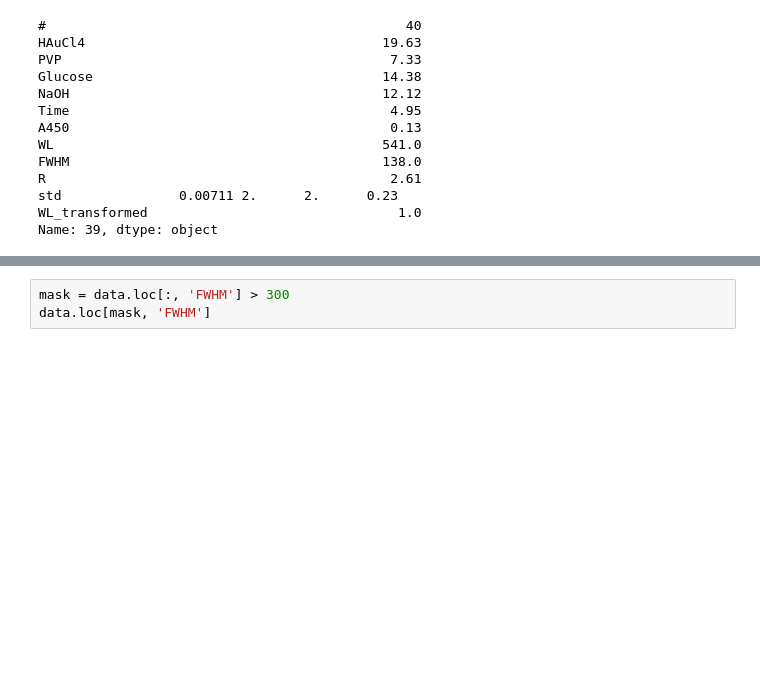
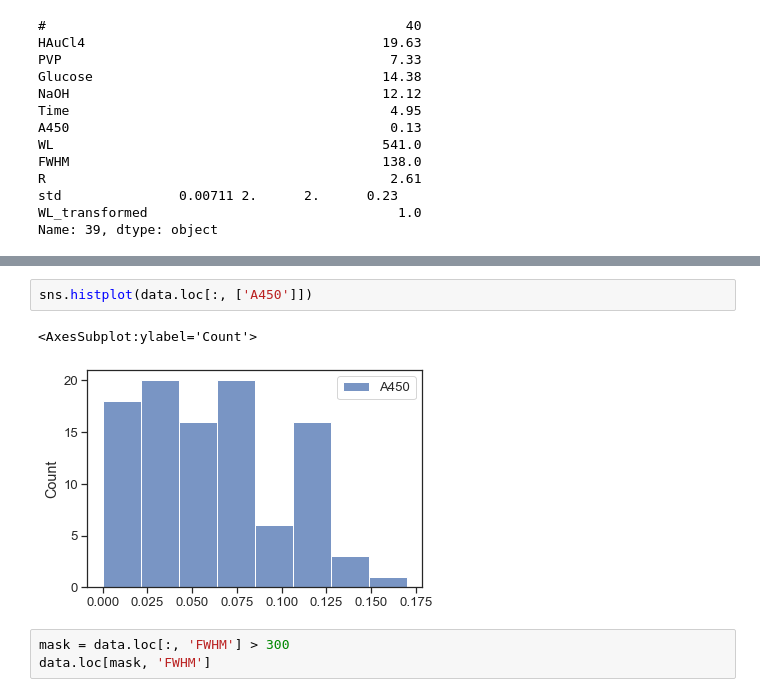
Before and after one commit to htao7/goldnp_data, a Jupyter notebook: plots.ipynb, the cells around one changed output, grey strips where cells are left out. Saved outputs shown, nothing was run; the diff lists cells and outputs as text; blank space fills up the shorter version.

```diff
--- a/plots.ipynb
+++ b/plots.ipynb
@@ -97,3 +97,8 @@ sns.histplot(data.loc[:, 'FWHM'])
+# %%
+sns.histplot(data.loc[:, ['A450']])
+# %% [output]
+<AxesSubplot:ylabel='Count'>
+[figure, added]
 # %%
 mask = data.loc[:, 'FWHM'] > 300
 data.loc[mask, 'FWHM']
```
Also changed, not shown: parts of 2 cells of this notebook, 2 other files.
